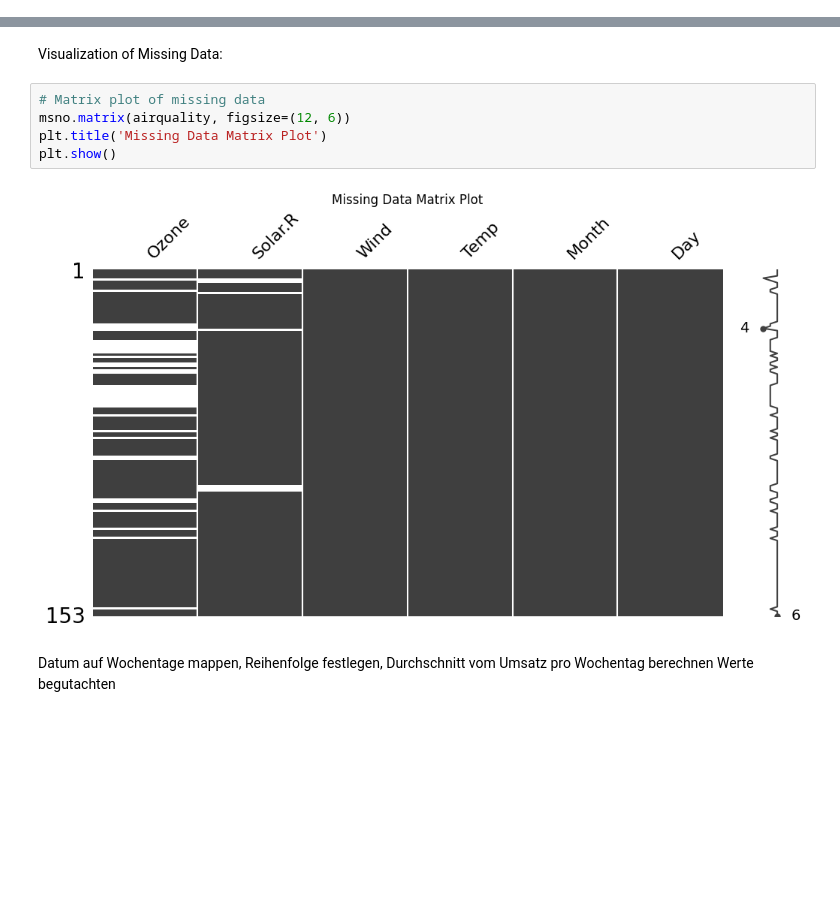
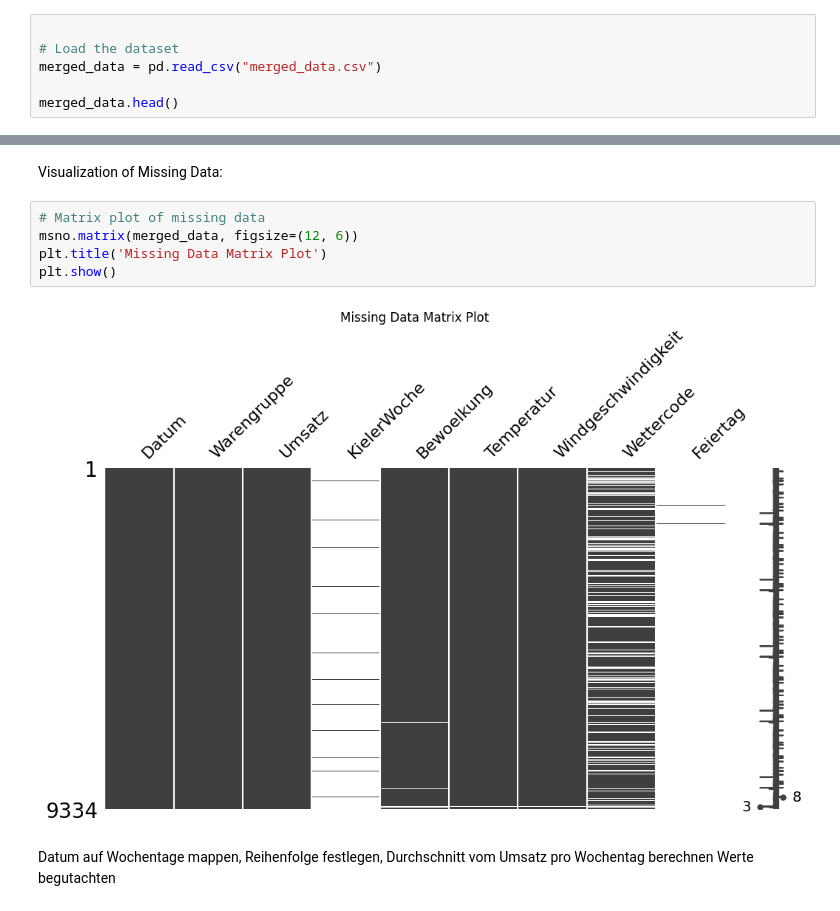
Before and after one commit to Locke-SH/bakery_sales_prediction, a Jupyter notebook: 5_old_Scripts/imputation_example.ipynb, the cells around one changed output, grey strips where cells are left out. Drawn from its saved outputs; the diff is of its cells as text; blank space fills up the shorter version.

```diff
--- a/0_DataPreparation/imputation_test.ipynb
+++ b/5_old_Scripts/imputation_example.ipynb
@@ -31,0 +11,6 @@ airquality
+# %%
+
+# Load the dataset
+merged_data = pd.read_csv("merged_data.csv")
+
+merged_data.head()
@@ -33,11 +25,11 @@ airquality
 Visualization of Missing Data:
 # %%
 # Matrix plot of missing data
-msno.matrix(airquality, figsize=(12, 6))
+msno.matrix(merged_data, figsize=(12, 6))
 plt.title('Missing Data Matrix Plot')
 plt.show()
 # %% [output]
-[figure, old version]
+[figure, new version]
 # %% [markdown]
 Datum auf Wochentage mappen,
 Reihenfolge festlegen,
```
Also changed, not shown: parts of 2 cells of this notebook, 13 other files.
